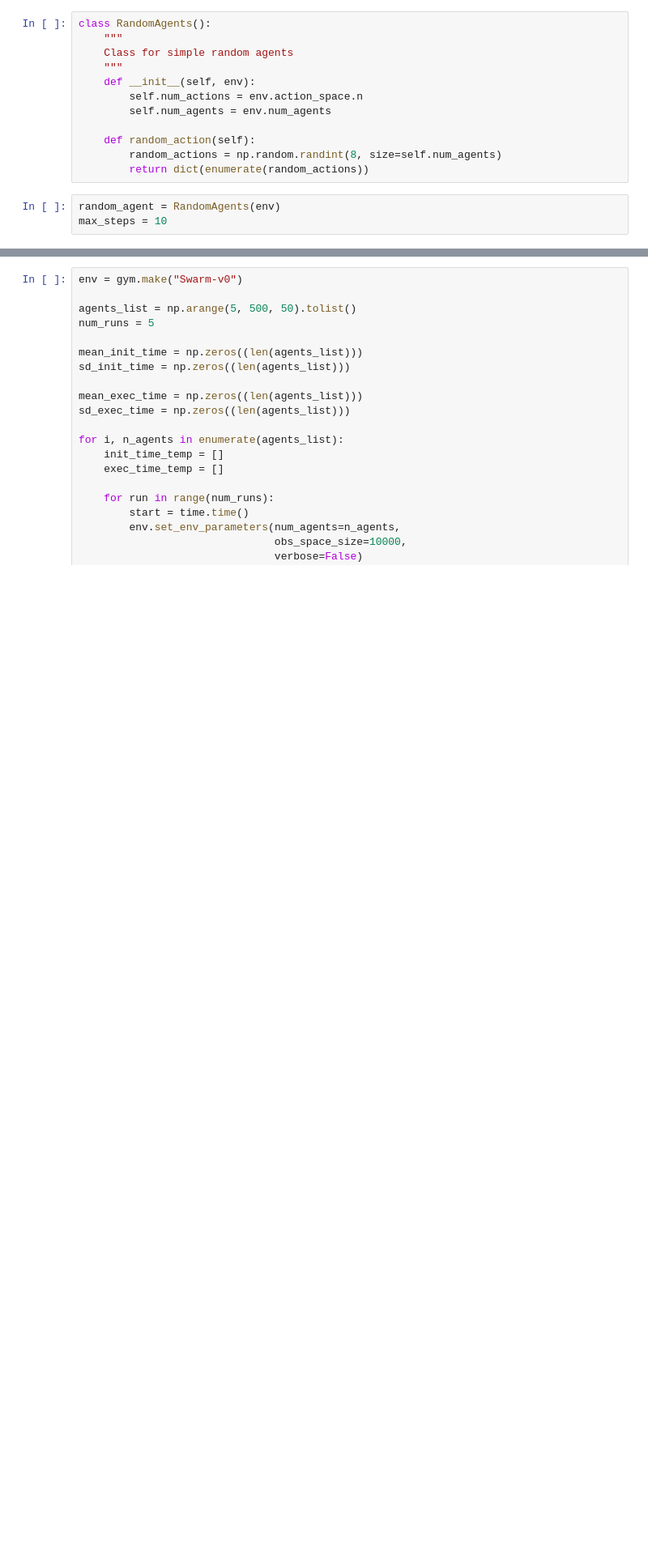
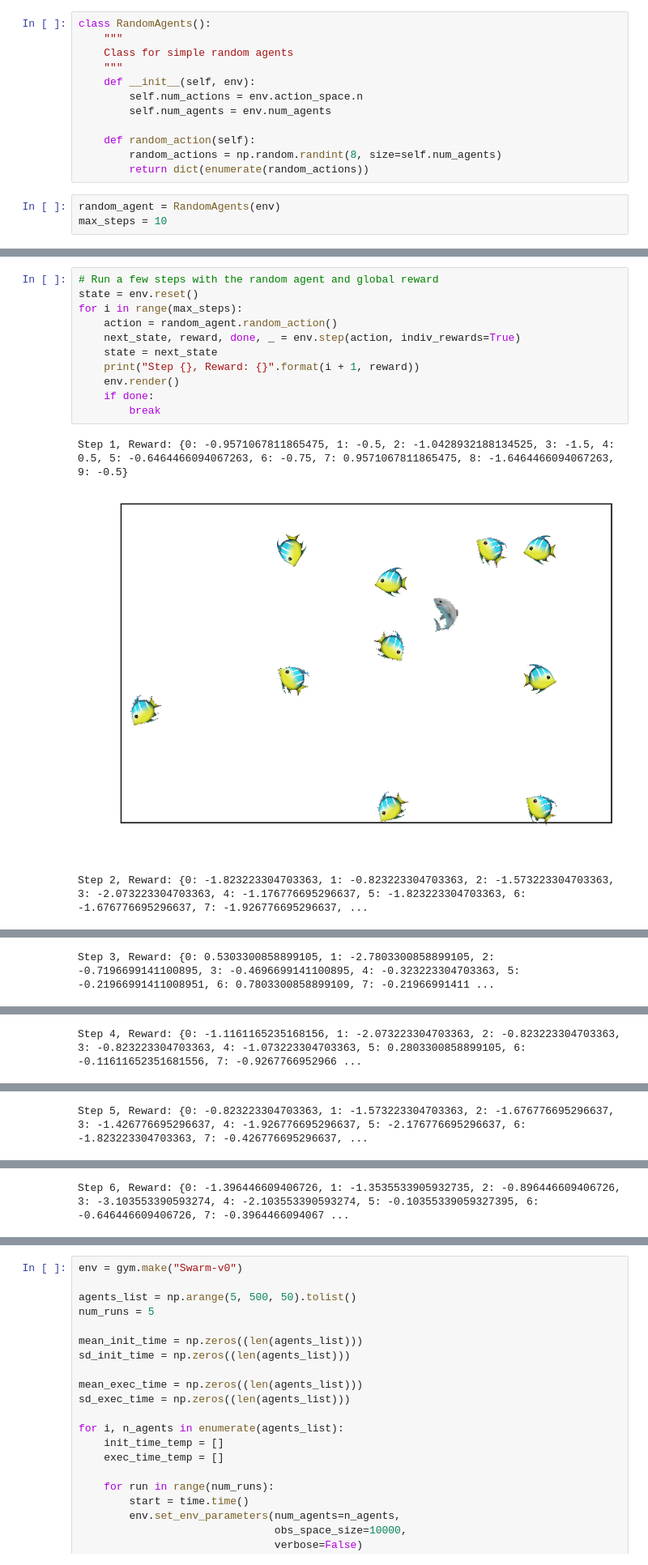
Before and after one commit to RobertTLange/gym-swarm, a Jupyter notebook: tryout_swarm_env.ipynb, the cells around one changed output, grey strips where cells are left out. Shown at 81% size. Drawn from its saved outputs; the diff is of its cells as text; blank space fills up the shorter version.

```diff
--- a/tryout_swarm_env.ipynb
+++ b/tryout_swarm_env.ipynb
@@ -95,0 +85,15 @@ Step 6
+# %%
+# Run a few steps with the random agent and global reward
+state = env.reset()
+for i in range(max_steps):
+    action = random_agent.random_action()
+    next_state, reward, done, _ = env.step(action, indiv_rewards=True)
+    state = next_state
+    print("Step {}, Reward: {}".format(i + 1, reward))
+    env.render()
+    if done:
+        break
+# %% [output]
+Step 1, Reward: {0: -0.9571067811865475, 1: -0.5, 2: -1.0428932188134525, 3: -1.5, 4: 0.5, 5: -0.6464466094067263, 6: -0.75, 7: 0.9571067811865475, 8: -1.6464466094067263, 9: -0.5}
+[figure, added]
+Step 2, Reward: {0: -1.823223304703363, 1: -0.823223304703363, 2: -1.573223304703363, 3: -2.073223304703363, 4: -1.176776695296637, 5: -1.823223304703363, 6: -1.676776695296637, 7: -1.926776695296637, ...
@@ -95,0 +101 @@ Step 6
+Step 3, Reward: {0: 0.5303300858899105, 1: -2.7803300858899105, 2: -0.7196699141100895, 3: -0.4696699141100895, 4: -0.323223304703363, 5: -0.21966991411008951, 6: 0.7803300858899109, 7: -0.21966991411 ...
@@ -95,0 +103 @@ Step 6
+Step 4, Reward: {0: -1.1161165235168156, 1: -2.073223304703363, 2: -0.823223304703363, 3: -0.823223304703363, 4: -1.073223304703363, 5: 0.2803300858899105, 6: -0.11611652351681556, 7: -0.9267766952966 ...
@@ -95,0 +105 @@ Step 6
+Step 5, Reward: {0: -0.823223304703363, 1: -1.573223304703363, 2: -1.676776695296637, 3: -1.426776695296637, 4: -1.926776695296637, 5: -2.176776695296637, 6: -1.823223304703363, 7: -0.426776695296637, ...
@@ -95,0 +107 @@ Step 6
+Step 6, Reward: {0: -1.396446609406726, 1: -1.3535533905932735, 2: -0.896446609406726, 3: -3.103553390593274, 4: -2.103553390593274, 5: -0.10355339059327395, 6: -0.646446609406726, 7: -0.3964466094067 ...
```
Also changed, not shown: parts of 5 cells of this notebook, 3 other files.
